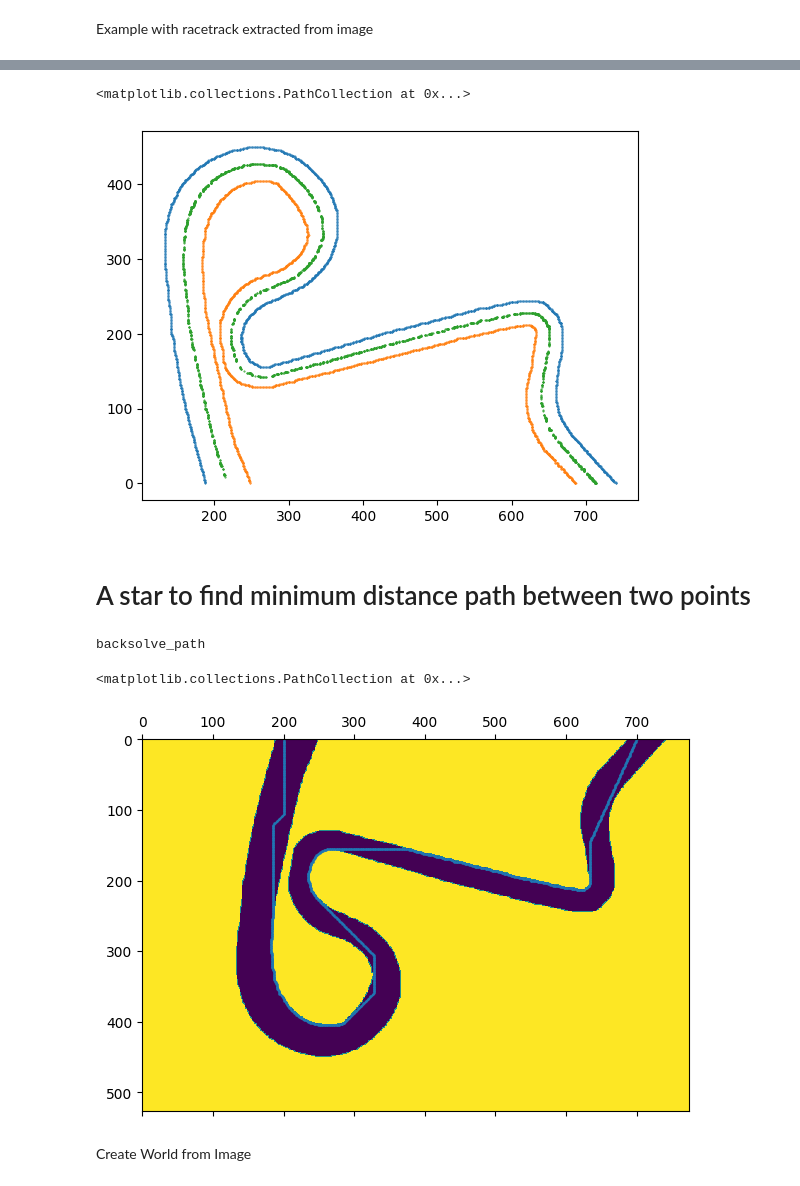
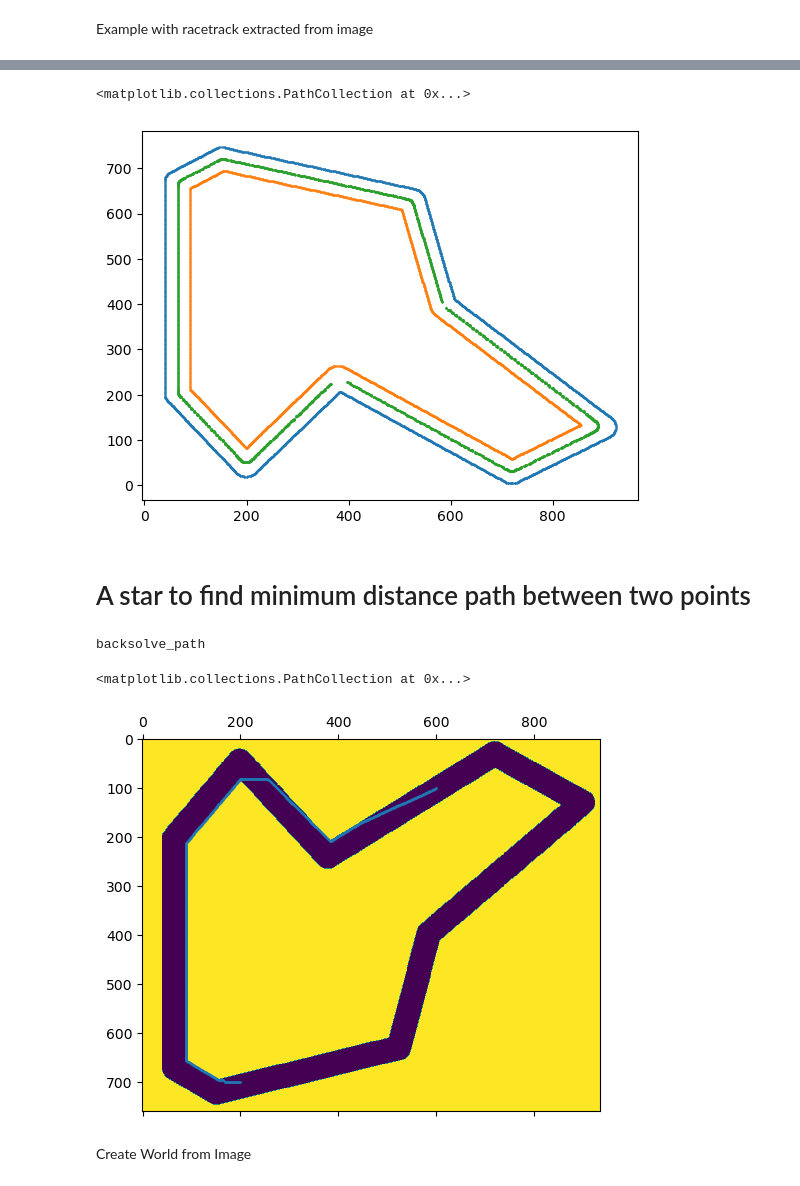
Before and after one commit to tim200002/TAS-Racer, a Jupyter notebook: scripts/generate_np_map.ipynb, the cells around one changed output, grey strips where cells are left out. Drawn from its saved outputs; the diff is of its cells as text; code cells hidden in the pictures.

```diff
--- a/scripts/generate_np_map.ipynb
+++ b/scripts/generate_np_map.ipynb
@@ -345,8 +345,10 @@ Example with racetrack extracted from image
 # %%
 import cv2
 
-img = cv2.imread("./track_2.jpeg", cv2.IMREAD_GRAYSCALE)
-#img = cv2.resize(img, (100, 100))
+img = cv2.imread("./track_3.jpeg", cv2.IMREAD_GRAYSCALE)
+shape_rescaled = (img.shape[0] // 2, img.shape[1] //2)
+print(shape_rescaled)
+img = cv2.resize(img, (shape_rescaled[1], shape_rescaled[0]))
 
 _, img_binarized = cv2.threshold(img, 127, 255, cv2.THRESH_BINARY_INV)
 img_binarized = (img_binarized == 255) * 1
@@ -359,5 +362,5 @@ plt.imshow(img_binarized, 'gray',vmin=0,vmax=1)
 # %%
-classified_grid = classify_points_non_recursive((200, 100), img_binarized)
+classified_grid = classify_points_non_recursive((200, 700), img_binarized)
 plt.matshow(classified_grid)
 # %% [output]
 <matplotlib.image.AxesImage at 0x...>
@@ -378,18 +381,18 @@ for line in lines:
 plt.scatter([p[0] for p in middle_line], [p[1] for p in middle_line], s=0.2)
 # %% [output]
 <matplotlib.collections.PathCollection at 0x...>
-[figure, old version]
+[figure, new version]
 # %% [markdown]
 # A star to find minimum distance path between two points
 # %%
-path = a_star((200,0), (700,0), classified_grid)
+path = a_star((200,700), (600,100), classified_grid)
 plt.matshow(classified_grid)
 
 plt.scatter([p[1] for p in path], [p[0] for p in path], s=0.5)
 # %% [output]
 backsolve_path
 <matplotlib.collections.PathCollection at 0x...>
-[figure, old version]
+[figure, new version]
 # %% [markdown]
 Create World from Image
 # %%
```
Also changed, not shown: parts of 4 cells of this notebook, 18 other files.
